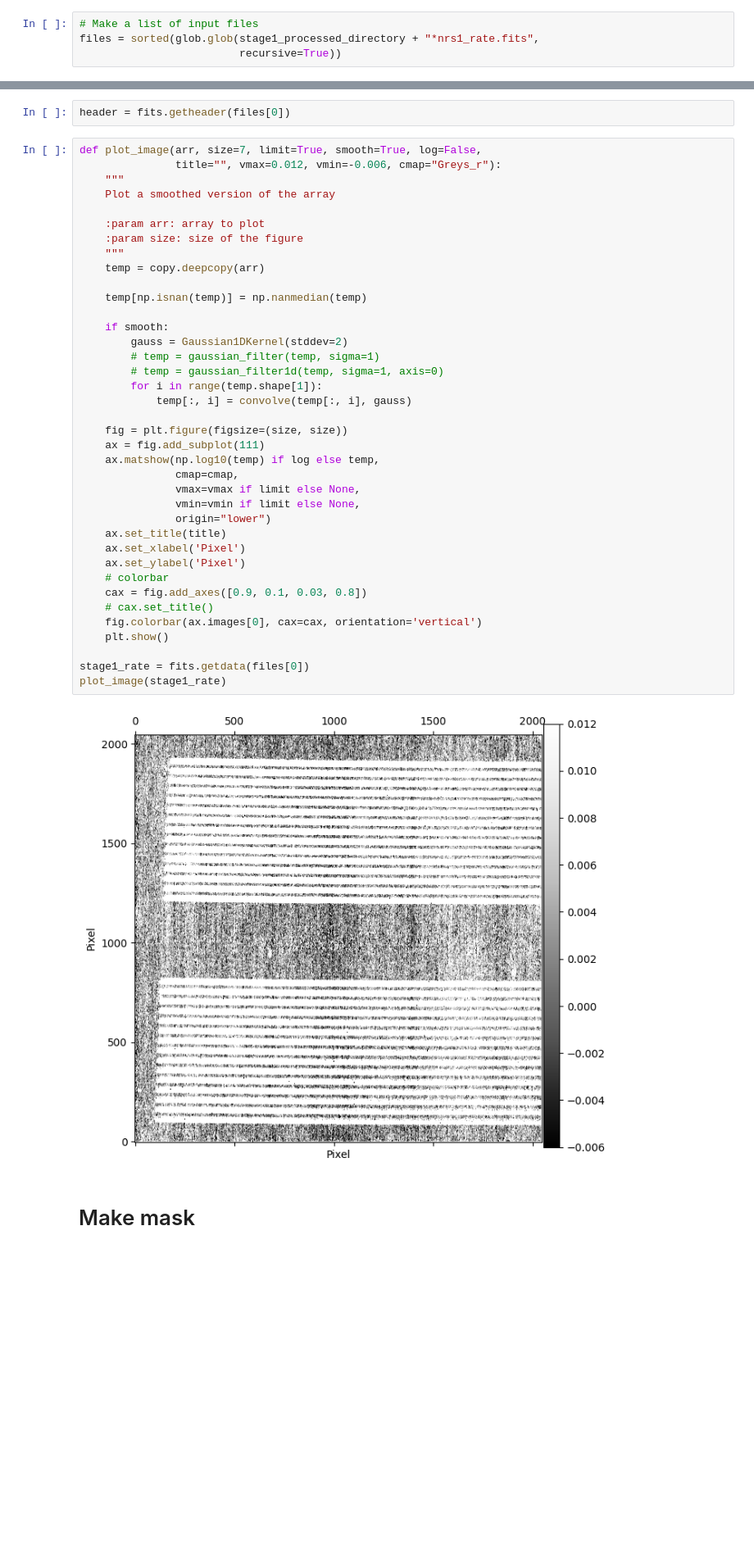
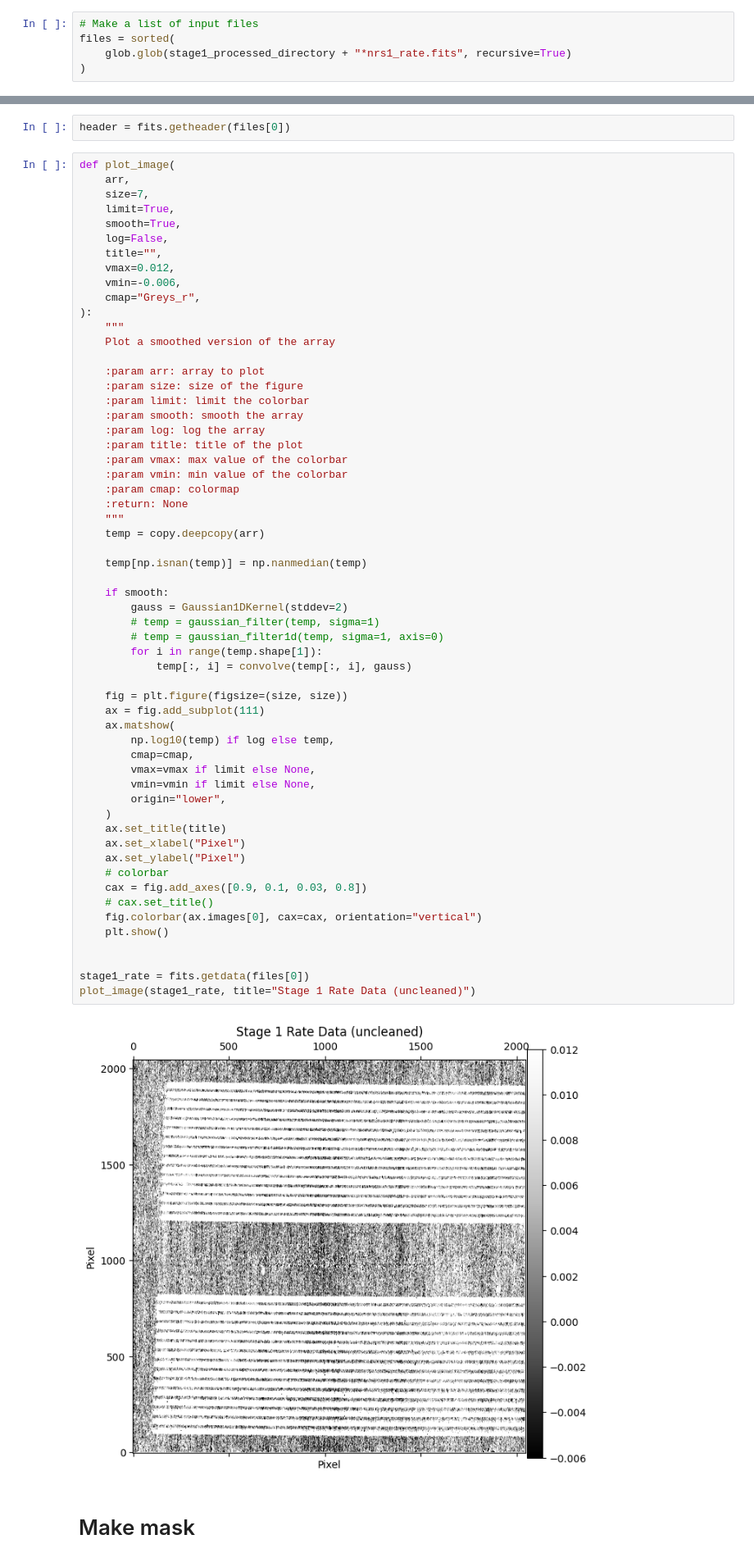
Before and after one commit to ajshajib/RegalJumper, a Jupyter notebook: Run NSClean.ipynb, the cells around one changed output, grey strips where cells are left out. Shown at 82% size. Drawn from its saved outputs; the diff is of its cells as text; blank space fills up the shorter version.

```diff
--- a/Run NSClean.ipynb
+++ b/Run NSClean.ipynb
@@ -41,8 +42,9 @@ import nsclean as nc
 # Files
 # %%
 # Make a list of input files
-files = sorted(glob.glob(stage1_processed_directory + "*nrs1_rate.fits",
-                         recursive=True))
+files = sorted(
+    glob.glob(stage1_processed_directory + "*nrs1_rate.fits", recursive=True)
+)
 # %%
 files
 # %% [output]
@@ -67,45 +69,65 @@ files
 # %%
 header = fits.getheader(files[0])
 # %%
-def plot_image(arr, size=7, limit=True, smooth=True, log=False,
-               title="", vmax=0.012, vmin=-0.006, cmap="Greys_r"):
+def plot_image(
+    arr,
+    size=7,
+    limit=True,
+    smooth=True,
+    log=False,
+    title="",
+    vmax=0.012,
+    vmin=-0.006,
+    cmap="Greys_r",
+):
     """
     Plot a smoothed version of the array
 
     :param arr: array to plot
     :param size: size of the figure
+    :param limit: limit the colorbar
+    :param smooth: smooth the array
+    :param log: log the array
+    :param title: title of the plot
+    :param vmax: max value of the colorbar
+    :param vmin: min value of the colorbar
+    :param cmap: colormap
+    :return: None
     """
     temp = copy.deepcopy(arr)
 
     temp[np.isnan(temp)] = np.nanmedian(temp)
 
     if smooth:
         gauss = Gaussian1DKernel(stddev=2)
         # temp = gaussian_filter(temp, sigma=1)
         # temp = gaussian_filter1d(temp, sigma=1, axis=0)
         for i in range(temp.shape[1]):
             temp[:, i] = convolve(temp[:, i], gauss)
 
     fig = plt.figure(figsize=(size, size))
     ax = fig.add_subplot(111)
-    ax.matshow(np.log10(temp) if log else temp,
-               cmap=cmap,
-               vmax=vmax if limit else None,
-               vmin=vmin if limit else None,
-               origin="lower")
+    ax.matshow(
+        np.log10(temp) if log else temp,
+        cmap=cmap,
+        vmax=vmax if limit else None,
+        vmin=vmin if limit else None,
+        origin="lower",
+    )
     ax.set_title(title)
-    ax.set_xlabel('Pixel')
-    ax.set_ylabel('Pixel')
+    ax.set_xlabel("Pixel")
+    ax.set_ylabel("Pixel")
     # colorbar
     cax = fig.add_axes([0.9, 0.1, 0.03, 0.8])
     # cax.set_title()
-    fig.colorbar(ax.images[0], cax=cax, orientation='vertical')
+    fig.colorbar(ax.images[0], cax=cax, orientation="vertical")
     plt.show()
 
+
 stage1_rate = fits.getdata(files[0])
-plot_image(stage1_rate)
+plot_image(stage1_rate, title="Stage 1 Rate Data (uncleaned)")
 # %% [output]
-[figure, old version]
+[figure, new version]
 # %% [markdown]
 # Make mask
 # %%
```
Also changed, not shown: parts of 5 cells of this notebook, 4 other files.
